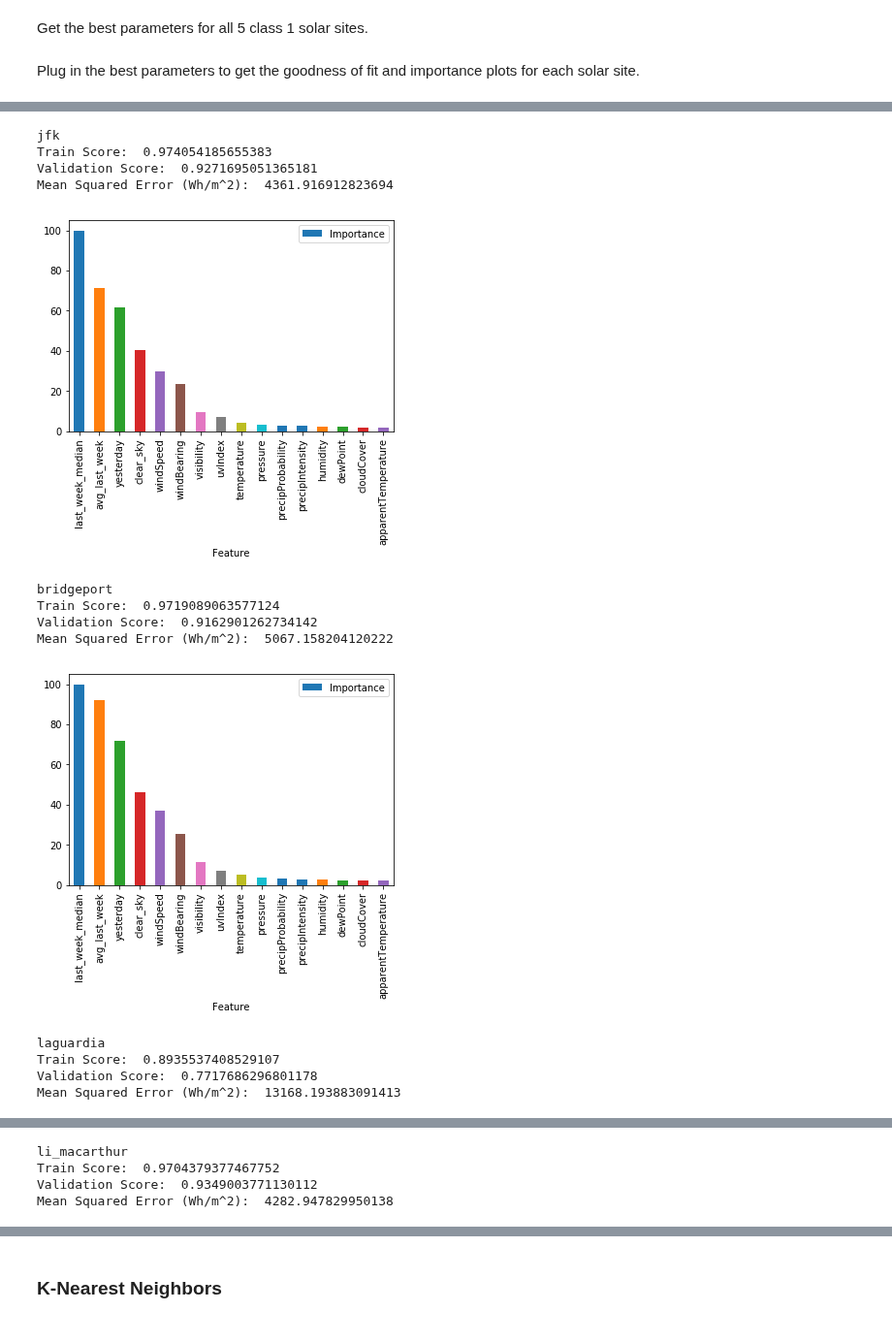
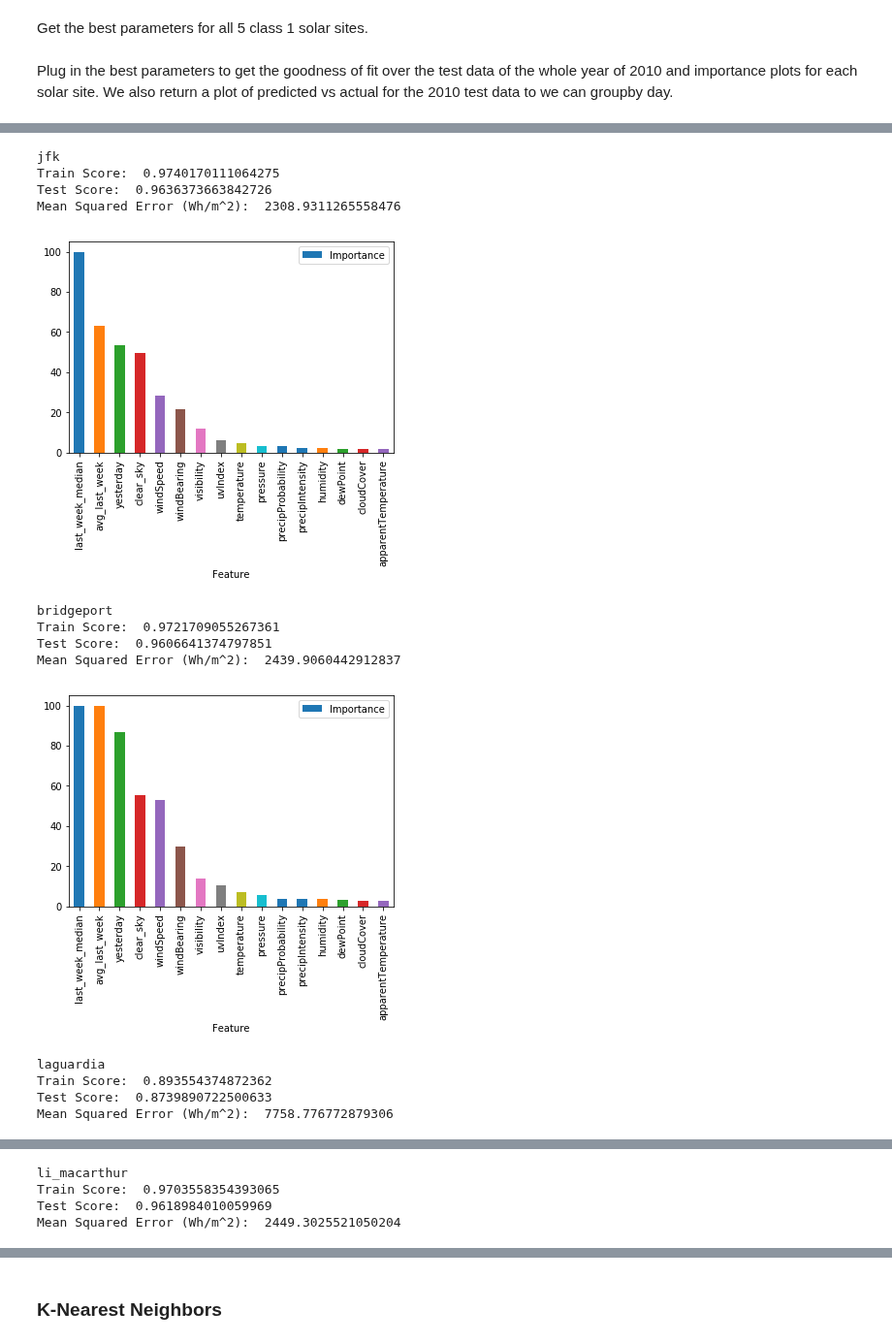
Before and after one commit to jackcsullivan/ER190C_final_proj, a Jupyter notebook: Copy_FinalProject.ipynb, the cells around one changed output, grey strips where cells are left out. Shown at 97% size. Cells and saved outputs as stored; diff of their text form; code cells hidden in the pictures.

```diff
--- a/Copy_FinalProject.ipynb
+++ b/Copy_FinalProject.ipynb
@@ -576,12 +583,12 @@ def define_forest(loc_name, n_estimators, max_depth, min_samples_split):
     rfr_tree.fit(X_train, y_train)
 
     train_score = rfr_tree.score(X_train, y_train)
-    val_score = rfr_tree.score(X_val, y_val)
+    test_score = rfr_tree.score(X_test, y_test)
 
     print(loc_name)
     print('Train Score: ', train_score)
-    print('Validation Score: ', val_score)
-    print("Mean Squared Error (Wh/m^2): ", mean_squared_error(y_val, rfr_tree.predict(X_val)))
+    print('Test Score: ', test_score)
+    print("Mean Squared Error (Wh/m^2): ", mean_squared_error(y_test, rfr_tree.predict(X_test)))
 
     importances = sorted((100 / max(rfr_tree.feature_importances_)) * rfr_tree.feature_importances_)
 
@@ -590,7 +597,10 @@ def define_forest(loc_name, n_estimators, max_depth, min_samples_split):
     im_df.plot.bar(x='Feature', y='Importance')
     plt.show()
 
-    return rfr_tree
+    predicted_actual_df = pd.DataFrame(index=X_test.index)
+    predicted_actual_df["predicted"] = rfr_tree.predict(X_test)
+    predicted_actual_df["actual"] = y_test
+    return predicted_actual_df
 # %% [markdown]
 Get the best parameters for all 5 class 1 solar sites.
 # %%
@@ -604,10 +614,10 @@ li_macarthur_rfr = get_rfr_params("li_macarthur")
 # %% [markdown]
-Plug in the best parameters to get the goodness of fit and importance plots for each solar site.
+Plug in the best parameters to get the goodness of fit over the test data of the whole year of 2010 and importance plots for each solar site. We also return a plot of predicted vs actual for the 2010 test data to we can groupby day.
 # %%
-newark_rfr = define_forest("newark", 151, None, 10)
-jfk_rfr = define_forest("jfk", 151, None, 10)
-bridgeport_rfr = define_forest("bridgeport", 151, None, 10)
-laguardia_rfr = define_forest("laguardia", 121, None, 15)
-li_macarthur_rfr = define_forest("li_macarthur", 151, None, 10)
+newark_compare_df = define_forest("newark", 151, None, 10)
+jfk_compare_df = define_forest("jfk", 151, None, 10)
+bridgeport_compare_df = define_forest("bridgeport", 151, None, 10)
+laguardia_compare_df = define_forest("laguardia", 121, None, 15)
+li_macarthur_compare_df = define_forest("li_macarthur", 151, None, 10)
 # %% [output]
 newark
@@ -618,14 +628,14 @@ Mean Squared Error (Wh/m^2):  4171.248182105915
 jfk
-Train Score:  0.974054185655383
-Validation Score:  0.9271695051365181
-Mean Squared Error (Wh/m^2):  4361.916912823694
+Train Score:  0.9740170111064275
+Test Score:  0.9636373663842726
+Mean Squared Error (Wh/m^2):  2308.9311265558476
-[figure, old version]
+[figure, new version]
 bridgeport
-Train Score:  0.9719089063577124
-Validation Score:  0.9162901262734142
-Mean Squared Error (Wh/m^2):  5067.158204120222
+Train Score:  0.9721709055267361
+Test Score:  0.9606641374797851
+Mean Squared Error (Wh/m^2):  2439.9060442912837
-[figure, old version]
+[figure, new version]
 laguardia
-Train Score:  0.8935537408529107
-Validation Score:  0.7717686296801178
-Mean Squared Error (Wh/m^2):  13168.193883091413
+Train Score:  0.893554374872362
+Test Score:  0.8739890722500633
+Mean Squared Error (Wh/m^2):  7758.776772879306
@@ -633,4 +643,4 @@ Mean Squared Error (Wh/m^2):  13168.193883091413
 li_macarthur
-Train Score:  0.9704379377467752
-Validation Score:  0.9349003771130112
-Mean Squared Error (Wh/m^2):  4282.947829950138
+Train Score:  0.9703558354393065
+Test Score:  0.9618984010059969
+Mean Squared Error (Wh/m^2):  2449.3025521050204
```
Also changed, not shown: parts of 38 cells of this notebook.
